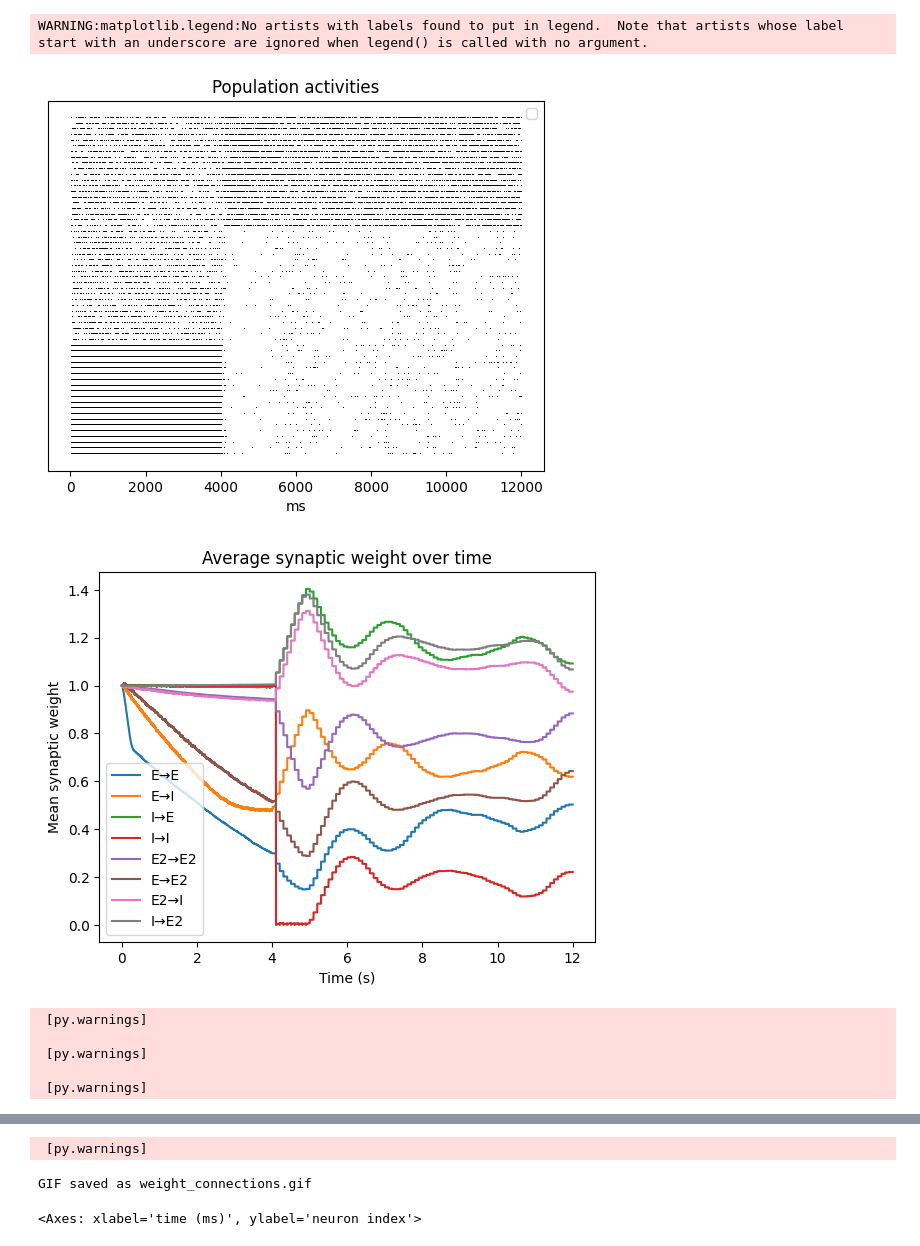
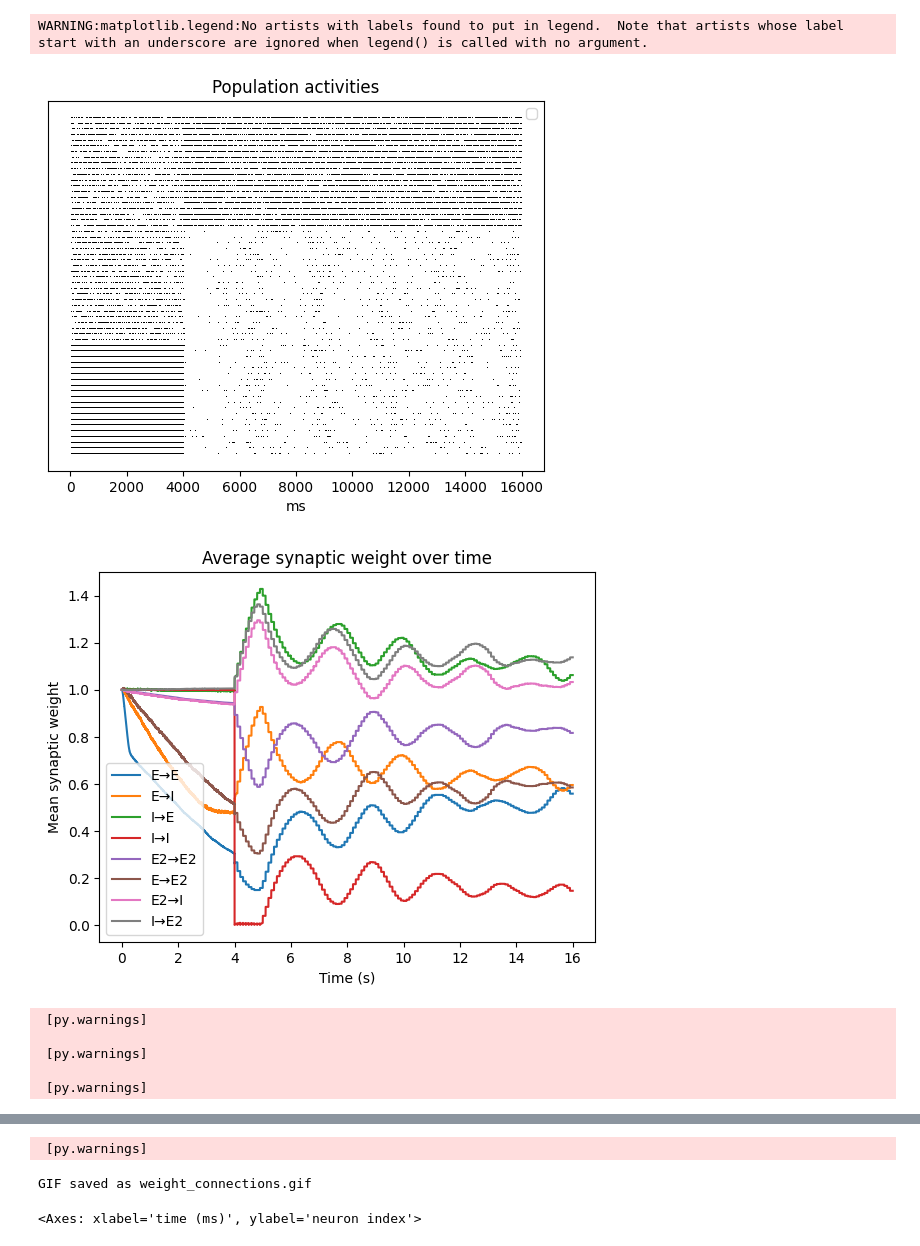
Before and after one commit to DumoulinVincent/epilepsy, a Jupyter notebook: training_STDP_then_HSP.ipynb, the cells around one changed output, grey strips where cells are left out. Cells and saved outputs as stored; diff of their text form; code cells hidden in the pictures.

```diff
--- a/training_STDP_then_HSP.ipynb
+++ b/training_STDP_then_HSP.ipynb
@@ -32,7 +32,7 @@ def plot_weights_for_gif(t):
 
 # Phase durations
 learning_duration = 4 * second
-hsp_duration = 8 * second
+hsp_duration = 12 * second
 
 # Control flags
 run_phase = 'learning'
@@ -507,6 +507,6 @@ Switched to HSP phase.
 WARNING:matplotlib.legend:No artists with labels found to put in legend.  Note that artists whose label start with an underscore are ignored when legend() is called with no argument.
-[figure, old version]
+[figure, new version]
-[figure, old version]
+[figure, new version]
  [py.warnings]
 
  [py.warnings]
```
Also changed, not shown: parts of 1 cell of this notebook, 1 other file.
